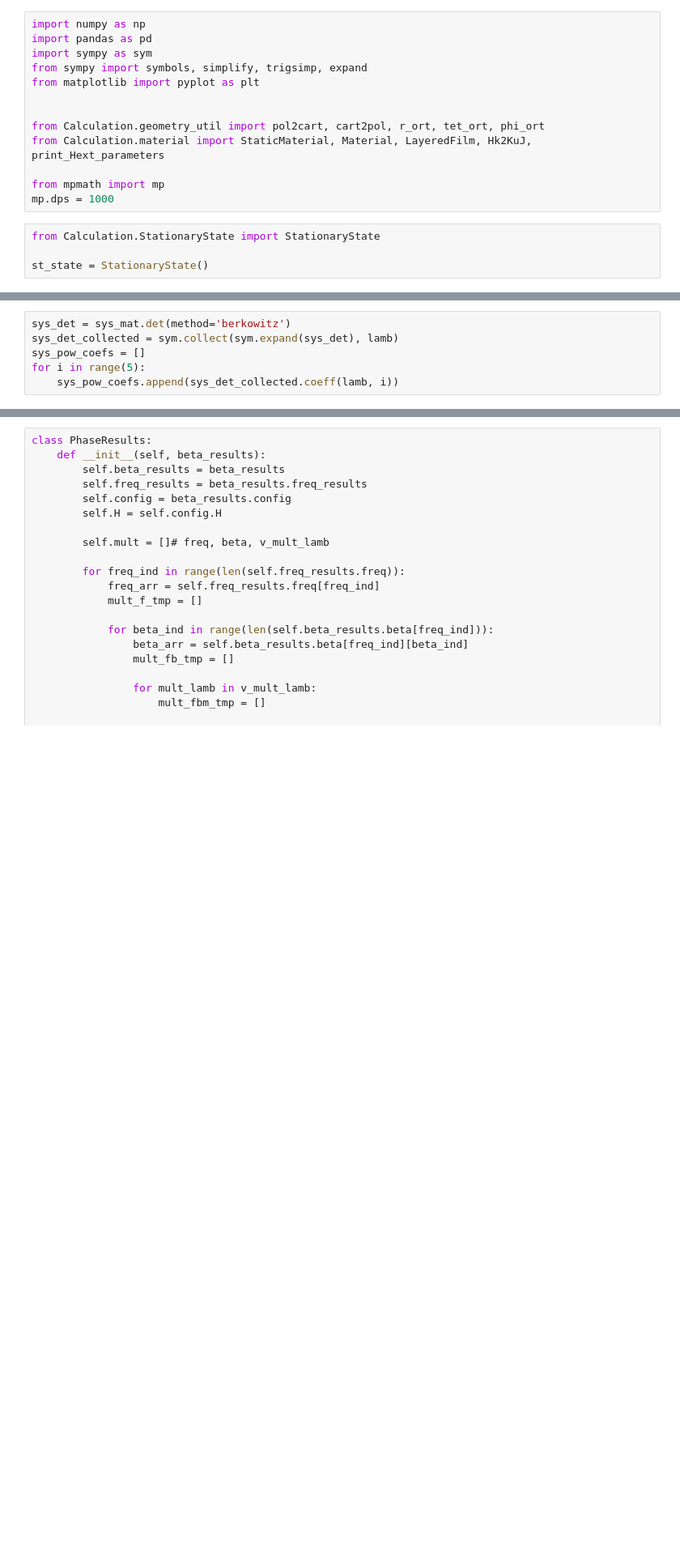
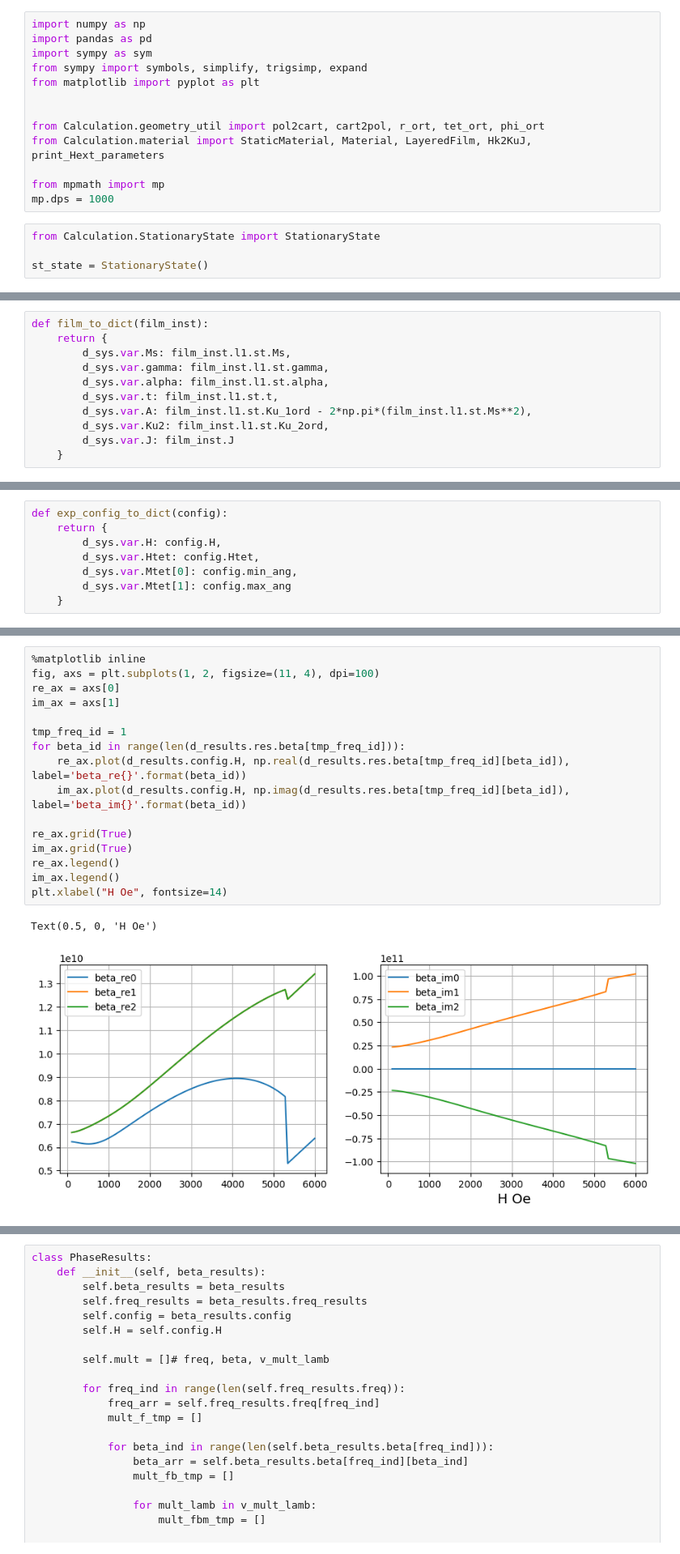
Before and after one commit to sashabusse/LLG_INT, a Jupyter notebook: linear_double.ipynb, the cells around one changed output, grey strips where cells are left out. Shown at 81% size. Drawn from its saved outputs; the diff is of its cells as text; blank space fills up the shorter version.

```diff
--- a/linear_double.ipynb
+++ b/linear_double.ipynb
@@ -103,6 +17,0 @@ sys_mat.simplify()
-# %%
-sys_det = sys_mat.det(method='berkowitz')
-sys_det_collected = sym.collect(sym.expand(sys_det), lamb)
-sys_pow_coefs = []
-for i in range(5):
-    sys_pow_coefs.append(sys_det_collected.coeff(lamb, i))
@@ -473,0 +241,11 @@ beta_results_for_phase = BetaResults(freq_results_for_phase)
+# %%
+def film_to_dict(film_inst):
+    return {
+        d_sys.var.Ms: film_inst.l1.st.Ms,
+        d_sys.var.gamma: film_inst.l1.st.gamma,
+        d_sys.var.alpha: film_inst.l1.st.alpha,
+        d_sys.var.t: film_inst.l1.st.t,
+        d_sys.var.A: film_inst.l1.st.Ku_1ord - 2*np.pi*(film_inst.l1.st.Ms**2),
+        d_sys.var.Ku2: film_inst.l1.st.Ku_2ord,
+        d_sys.var.J: film_inst.J
+    }
@@ -473,0 +279,8 @@ beta_results_for_phase = BetaResults(freq_results_for_phase)
+# %%
+def exp_config_to_dict(config):
+    return {
+        d_sys.var.H: config.H,
+        d_sys.var.Htet: config.Htet,
+        d_sys.var.Mtet[0]: config.min_ang,
+        d_sys.var.Mtet[1]: config.max_ang
+    }
@@ -473,0 +383,19 @@ beta_results_for_phase = BetaResults(freq_results_for_phase)
+# %%
+%matplotlib inline
+fig, axs = plt.subplots(1, 2, figsize=(11, 4), dpi=100)
+re_ax = axs[0]
+im_ax = axs[1]
+
+tmp_freq_id = 1
+for beta_id in range(len(d_results.res.beta[tmp_freq_id])):
+    re_ax.plot(d_results.config.H, np.real(d_results.res.beta[tmp_freq_id][beta_id]), label='beta_re{}'.format(beta_id))
+    im_ax.plot(d_results.config.H, np.imag(d_results.res.beta[tmp_freq_id][beta_id]), label='beta_im{}'.format(beta_id))
+
+re_ax.grid(True)
+im_ax.grid(True)
+re_ax.legend()
+im_ax.legend()
+plt.xlabel("H Oe", fontsize=14)
+# %% [output]
+Text(0.5, 0, 'H Oe')
+[figure, added]
```
Also changed, not shown: parts of 63 cells of this notebook, 11 other files.
